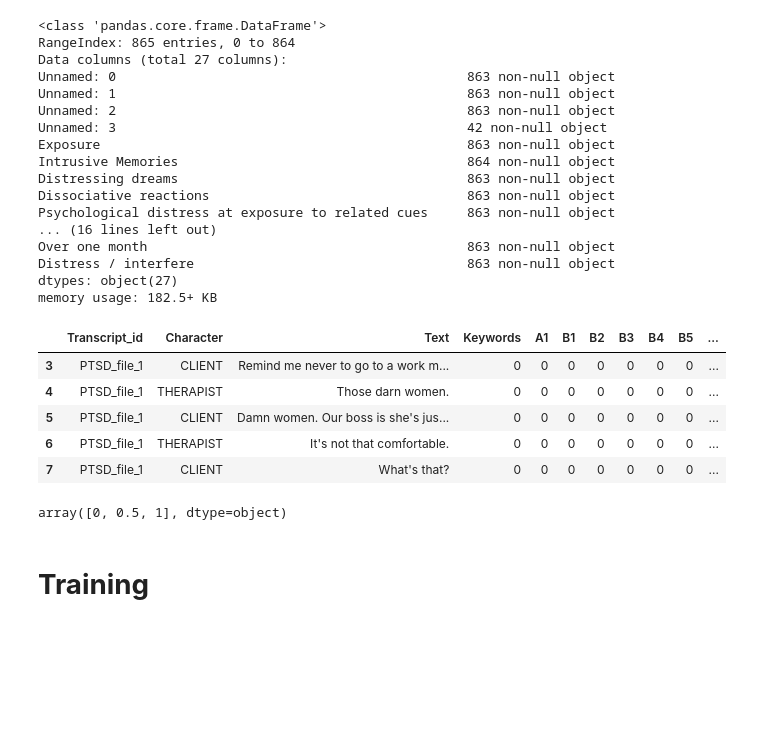
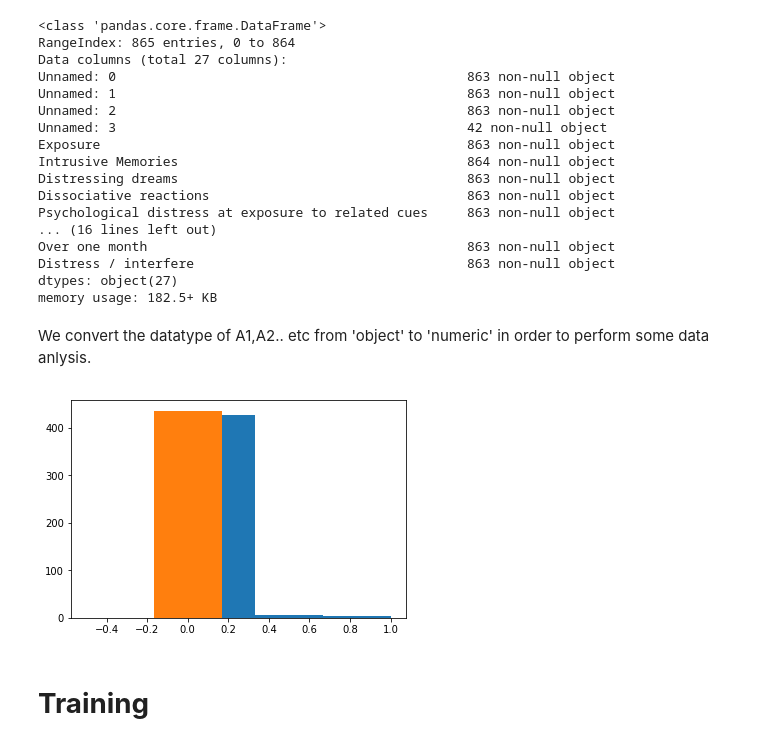
Before and after one commit to rrupam/BERT_sentence_classification, a Jupyter notebook: BERT_Sentence_Classification_Colton_Alexis_dataset.ipynb, the cells around one changed output. Cells and saved outputs as stored; diff of their text form; code cells hidden in the pictures; blank space fills up the shorter version.

```diff
--- a/BERT_Sentence_Classification_Colton_Alexis_dataset.ipynb
+++ b/BERT_Sentence_Classification_Colton_Alexis_dataset.ipynb
@@ -74,20 +74,22 @@ data = data.fillna(0)
 data = data.drop([0,1,2])
 data.columns=['Transcript_id','Character','Text','Keywords','A1','B1','B2','B3','B4','B5','C1','C2','D1','D2','D3','D4','D5','D6','D7','E1','E2','E3','E4','E5','E6','F1','G1']
 #help(data.drop)
+data = data[data['Character']=='CLIENT'] #Extracting only the client transcripts for training
-# %%
-data.head()
-# %% [output]
-|  | Transcript_id | Character | Text | Keywords | A1 | B1 | B2 | B3 | B4 | B5 | ... |
-| 3 | PTSD_file_1 | CLIENT | Remind me never to go to a work m... | 0 | 0 | 0 | 0 | 0 | 0 | 0 | ... |
-| 4 | PTSD_file_1 | THERAPIST | Those darn women. | 0 | 0 | 0 | 0 | 0 | 0 | 0 | ... |
-| 5 | PTSD_file_1 | CLIENT | Damn women. Our boss is she's jus... | 0 | 0 | 0 | 0 | 0 | 0 | 0 | ... |
-| 6 | PTSD_file_1 | THERAPIST | It's not that comfortable. | 0 | 0 | 0 | 0 | 0 | 0 | 0 | ... |
-| 7 | PTSD_file_1 | CLIENT | What's that? | 0 | 0 | 0 | 0 | 0 | 0 | 0 | ... |
+# %% [markdown]
+We convert the datatype of A1,A2.. etc from 'object' to 'numeric' in order to perform some data anlysis.
 # %%
-data['A1'].unique()#,'B1','B2','B3','B4','B5','C1','C2','D1','D2','D3','D4','D5','D6','D7','E1','E2','E3','E4','E5','E6','F1','G1'].unique()
-#help(data.drop)
+classes = ['A1','B1','B2','B3','B4','B5','C1','C2','D1','D2','D3','D4','D5','D6','D7','E1','E2','E3','E4','E5','E6','F1','G1']
+
+for c in classes:
+  data[c] = pd.to_numeric(data[c],errors='coerce')
+
+data['Text']=data['Text'].apply(str)
-# %% [output]
-array([0, 0.5, 1], dtype=object)
+# %%
+plt.hist(data['A1'], bins=3)
+plt.hist(data['B1'],bins = 3)
+plt.show()
+# %% [output]
+[figure, added]
 # %%
 import sys
 package_dir = "../input/ppbert/pytorch-pretrained-bert/pytorch-pretrained-BERT"
```
Also changed, not shown: parts of 19 cells of this notebook.
